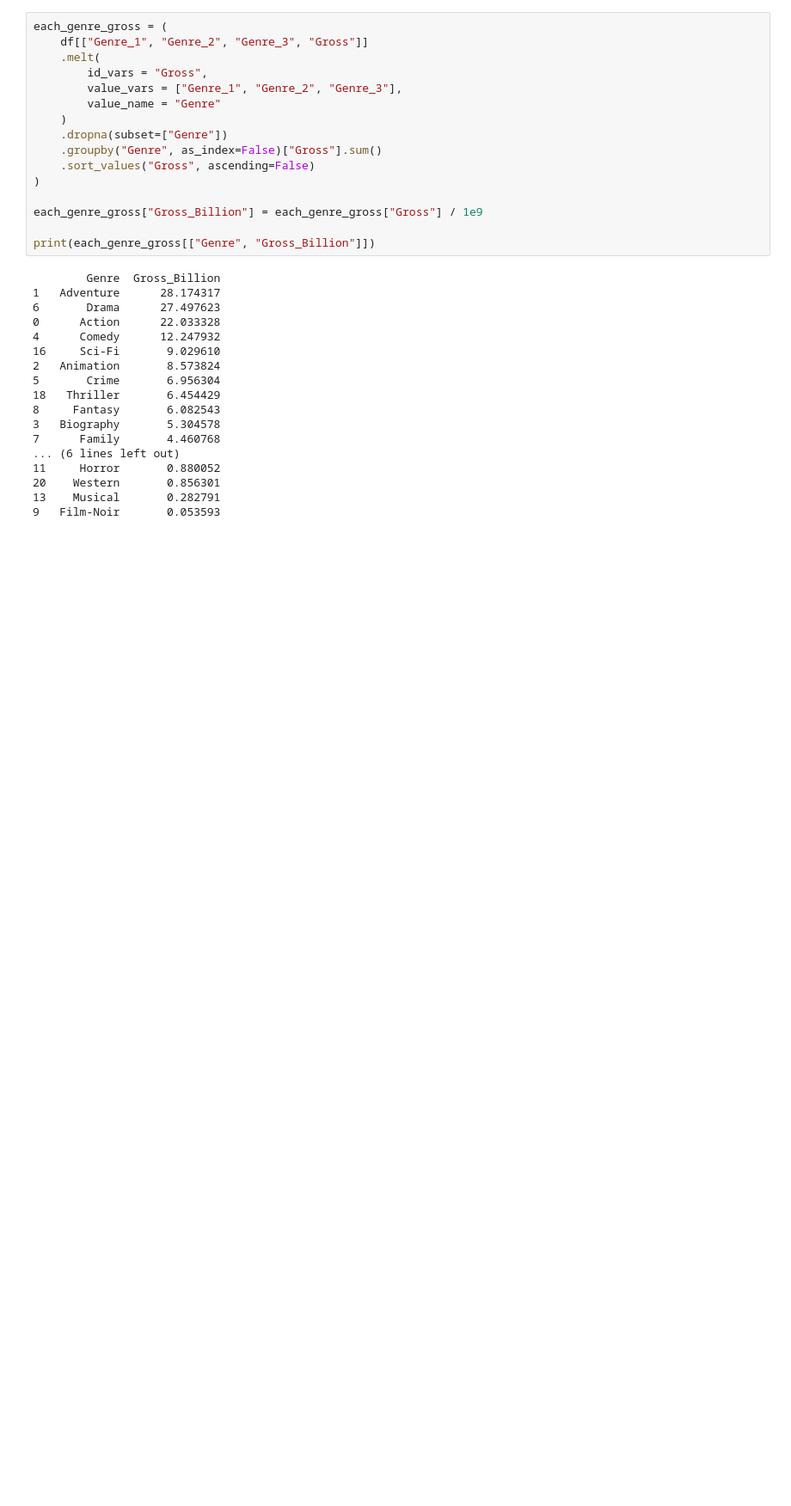
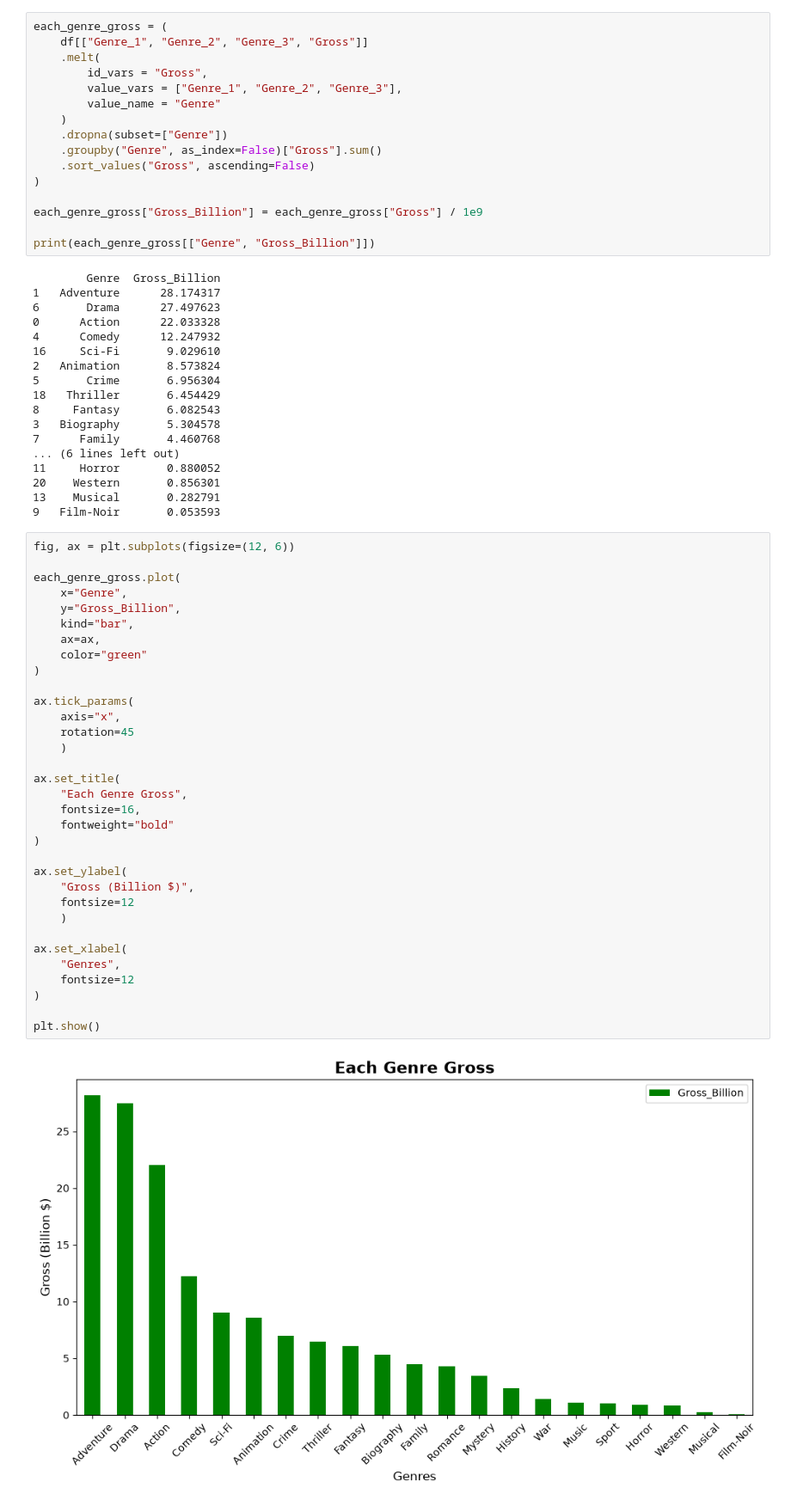
Before and after one commit to ali-keikha/imdb-movies-analysis, a Jupyter notebook: note book/04_Genre_Rating_Revenue_Analysis.ipynb, the cells around one changed output. Shown at 86% size. Cells and saved outputs as stored; diff of their text form; blank space fills up the shorter version.

Commit message:
feat: add genre gross visualization

```diff
--- a/note book/04_Genre_Rating_Revenue_Analysis.ipynb
+++ b/note book/04_Genre_Rating_Revenue_Analysis.ipynb
@@ -246,3 +244,38 @@ print(each_genre_gross[["Genre", "Gross_Billion"]])
 20    Western       0.856301
 13    Musical       0.282791
 9   Film-Noir       0.053593
+# %%
+fig, ax = plt.subplots(figsize=(12, 6))
+
+each_genre_gross.plot(
+    x="Genre",
+    y="Gross_Billion",
+    kind="bar",
+    ax=ax,
+    color="green"
+)
+
+ax.tick_params(
+    axis="x",
+    rotation=45
+    )
+
+ax.set_title(
+    "Each Genre Gross",
+    fontsize=16,
+    fontweight="bold"
+)
+
+ax.set_ylabel(
+    "Gross (Billion $)",
+    fontsize=12
+    )
+
+ax.set_xlabel(
+    "Genres",
+    fontsize=12
+)
+
+plt.show()
+# %% [output]
+[figure, added]
```
Also changed, not shown: parts of 2 cells of this notebook.
